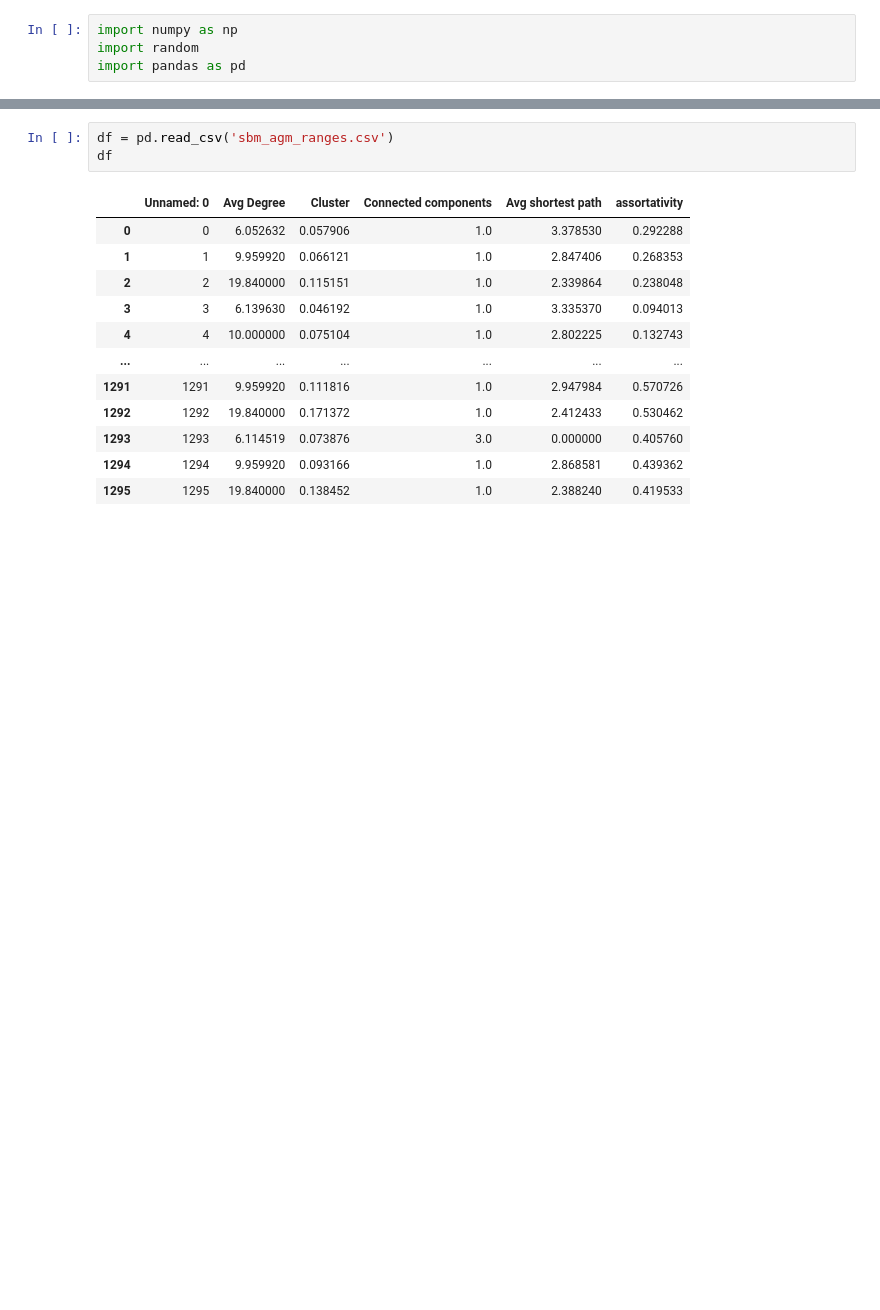
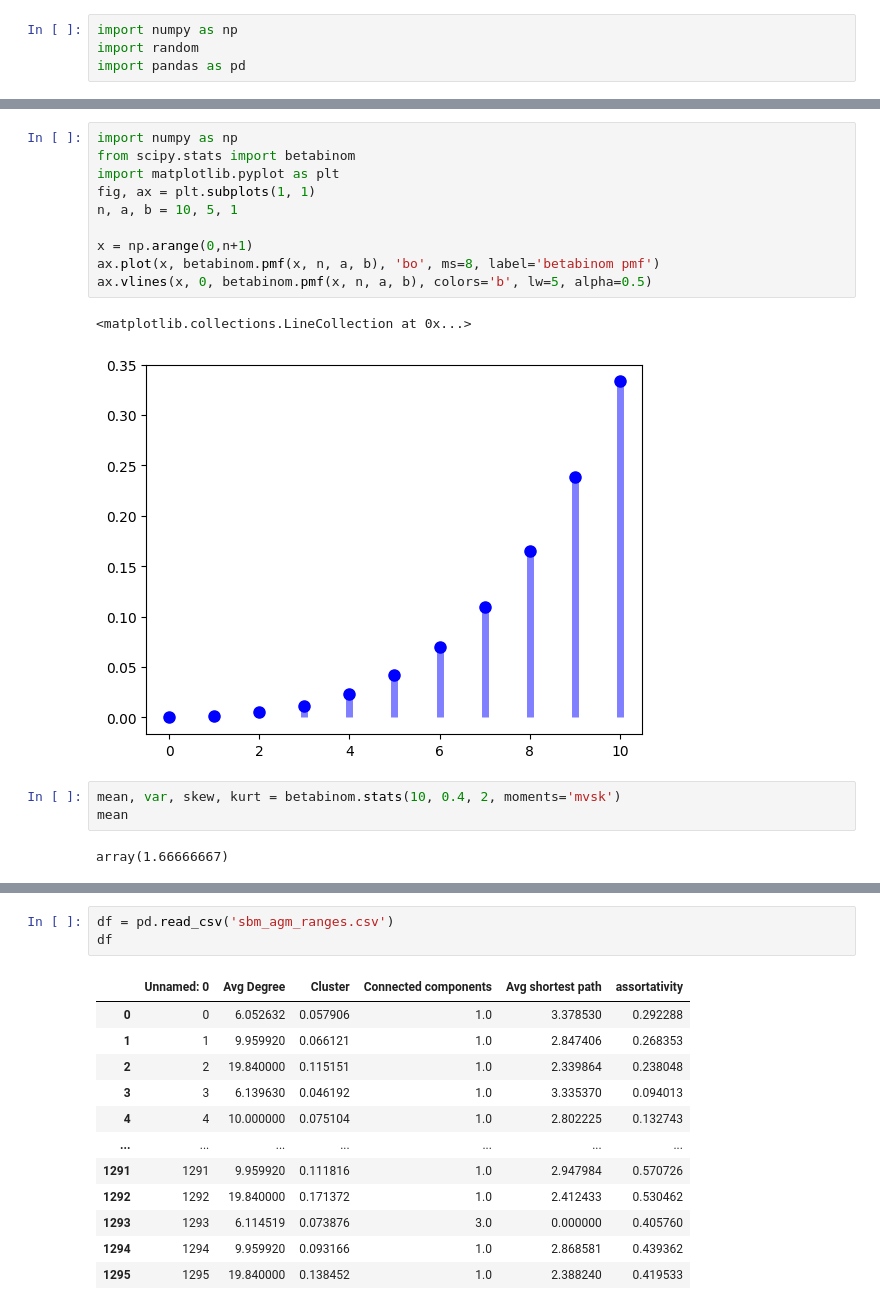
Before and after one commit to anpolol/GraphGenerator, a Jupyter notebook: core/trash.ipynb, the cells around one changed output, grey strips where cells are left out. Drawn from its saved outputs; the diff is of its cells as text; blank space fills up the shorter version.

```diff
--- a/core/trash.ipynb
+++ b/core/trash.ipynb
@@ -4,0 +28,18 @@ import pandas as pd
+# %%
+import numpy as np
+from scipy.stats import betabinom
+import matplotlib.pyplot as plt
+fig, ax = plt.subplots(1, 1)
+n, a, b = 10, 5, 1
+
+x = np.arange(0,n+1)
+ax.plot(x, betabinom.pmf(x, n, a, b), 'bo', ms=8, label='betabinom pmf')
+ax.vlines(x, 0, betabinom.pmf(x, n, a, b), colors='b', lw=5, alpha=0.5)
+# %% [output]
+<matplotlib.collections.LineCollection at 0x...>
+[figure, added]
+# %%
+mean, var, skew, kurt = betabinom.stats(10, 0.4, 2, moments='mvsk')
+mean
+# %% [output]
+array(1.66666667)
```
Also changed, not shown: parts of 16 cells of this notebook, 1 other file.
